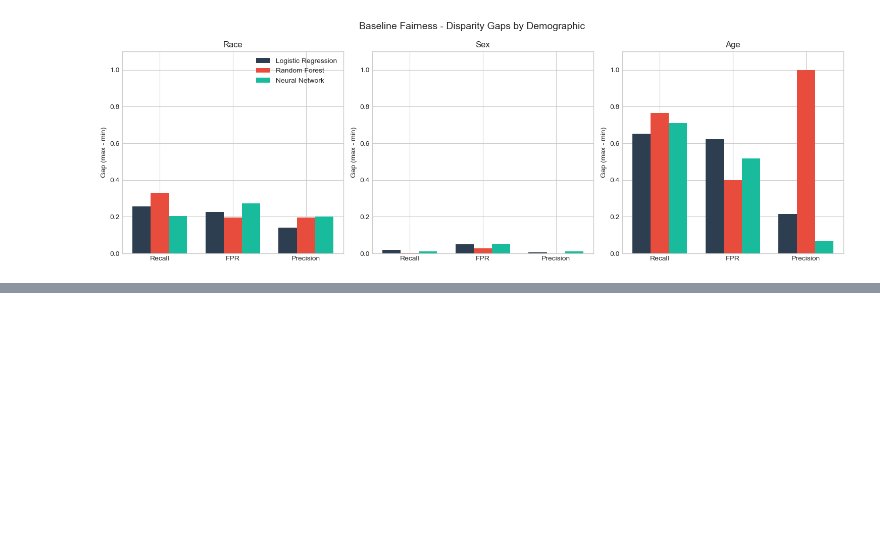
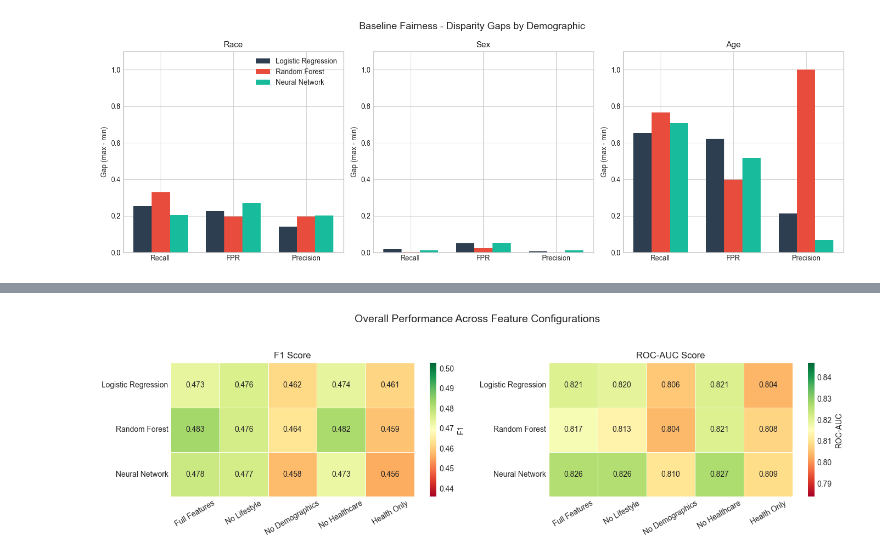
Before and after one commit to G-Farrell/ML-course-project, a Jupyter notebook: results_aggregation.ipynb, the cells around one changed output, grey strips where cells are left out. Saved outputs shown, nothing was run; the diff lists cells and outputs as text; code cells hidden in the pictures; blank space fills up the shorter version.

Commit message:
new figures

```diff
--- a/results_aggregation.ipynb
+++ b/results_aggregation.ipynb
@@ -126,0 +131,13 @@ plt.show()
+# %%
+# Load performance from all 5 experiments
+EXPERIMENTS = ['baseline', 'no_lifestyle', 'no_demographics', 'no_healthcare', 'health_only']
+EXP_LABELS = ['Full Features', 'No Lifestyle', 'No Demographics', 'No Healthcare', 'Health Only']
+
+all_performance = []
+for exp, label in zip(EXPERIMENTS, EXP_LABELS):
+    df = pd.read_csv(f'results/{exp}/performance.csv', index_col=0)
+    df['Experiment'] = label
+    all_performance.append(df)
+
+all_perf = pd.concat(all_performance)
+all_perf
@@ -126,0 +161,24 @@ plt.show()
+# %%
+# Heatmaps: F1 and ROC-AUC across models and configurations
+fig, axes = plt.subplots(1, 2, figsize=(14, 4))
+
+for ax, metric in zip(axes, ['F1', 'ROC-AUC']):
+    # Pivot: rows = models, columns = experiments
+    pivot = all_perf.pivot_table(index=all_perf.index, columns='Experiment', values=metric)
+    pivot = pivot[EXP_LABELS]  # Reorder columns
+    pivot = pivot.reindex(MODELS)  # Reorder rows
+
+    sns.heatmap(pivot, annot=True, fmt='.3f', cmap='RdYlGn',
+                ax=ax, cbar_kws={'label': metric},
+                vmin=pivot.values.min() - 0.02, vmax=pivot.values.max() + 0.02,
+                linewidths=0.5)
+    ax.set_title(f'{metric} Score')
+    ax.set_xlabel('')
+    ax.set_ylabel('')
+    ax.tick_params(axis='x', rotation=30)
+
+plt.suptitle('Overall Performance Across Feature Configurations', fontsize=14, y=1.05)
+plt.tight_layout()
+plt.show()
+# %% [output]
+[figure, added]
```
Also changed, not shown: parts of 5 cells of this notebook, 1 other file.
